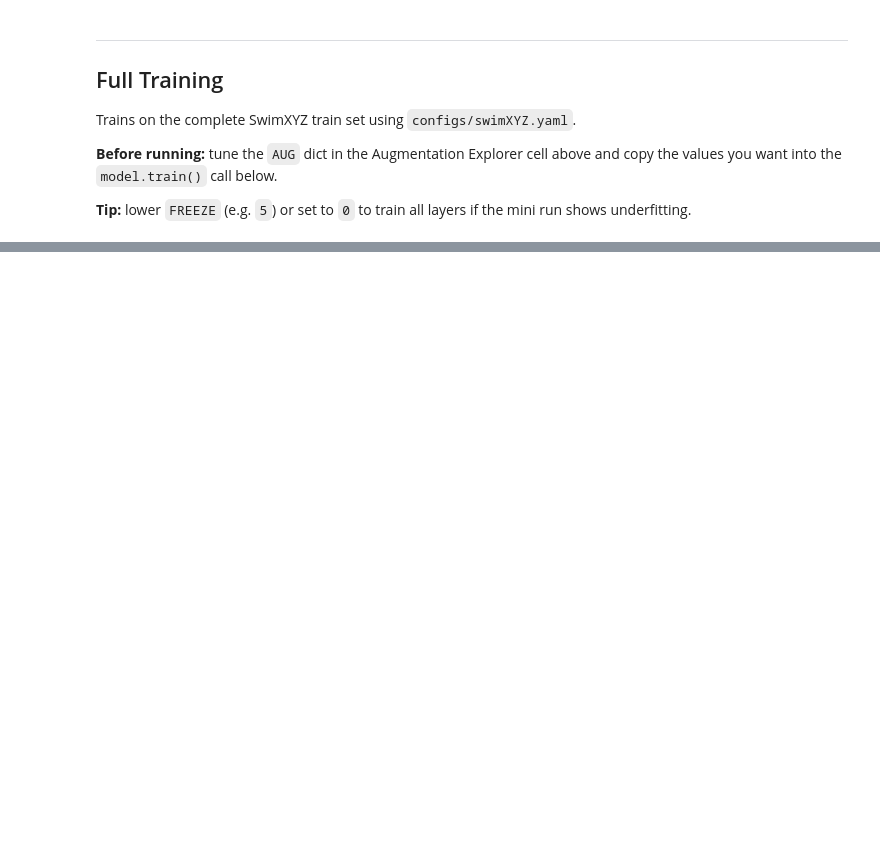
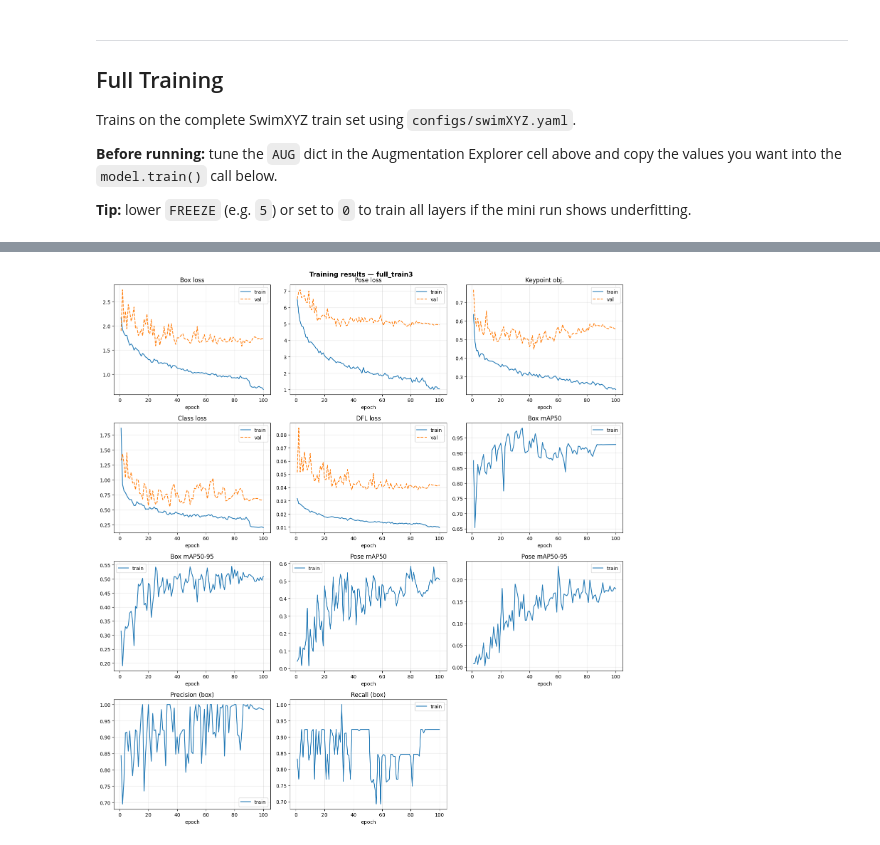
Before and after one commit to Feugon/SwimHPE, a Jupyter notebook: training/train.ipynb, the cells around one changed output, grey strips where cells are left out. Drawn from its saved outputs; the diff is of its cells as text; code cells hidden in the pictures; blank space fills up the shorter version.

```diff
--- a/training/train.ipynb
+++ b/training/train.ipynb
@@ -434,69 +410,53 @@ Trains on the complete SwimXYZ train set using `configs/swimXYZ.yaml`.
 **Tip:** lower `FREEZE` (e.g. `5`) or set to `0` to train all layers if the mini run shows underfitting.
 # %%
 # ── Full training config ───────────────────────────────────────────────────
-MODEL        = 'yolo11n-pose.pt'   # base model to fine-tune
+MODEL        = 'yolo26n-pose.pt'   # base model to fine-tune
+# To continue from existing Drive weights, set RESUME_FROM to the .pt path:
+#   RESUME_FROM = str(_ROOT / 'runs/full_train/weights/best.pt')  # fine-tune (epoch resets to 1)
+#   RESUME_FROM = str(_ROOT / 'runs/full_train/weights/last.pt')  # interrupted run (see below)
+RESUME_FROM  = False #str(_ROOT / 'runs/full_train3/weights/best.pt')
 EPOCHS       = 100
-FREEZE       = 9     # number of backbone/neck blocks to freeze from the start (0 = train all)
+FREEZE       = 9     # backbone/neck blocks to freeze from the start (0 = train all)
 CLOSE_MOSAIC = 10    # disable mosaic for the final N epochs
+SAVE_PERIOD  = 25    # save a checkpoint every N epochs (0 = only final)
 
 # Paste your tuned AUG values from the explorer above (or leave as defaults)
-FULL_AUG = dict(
-    hsv_h        = 0.015,
-    hsv_s        = 0.70,
-    hsv_v        = 0.40,
-    degrees      = 15.0,
-    translate    = 0.10,
-    scale        = 0.50,
-    shear        = 0.0,
-    perspective  = 0.0,
-    flipud       = 0.0,
-    fliplr       = 0.5,
-    bgr          = 0.0,
-    mosaic       = 1.0,
-    mixup        = 0.0,
-    erasing      = 0.4,
+FULL_AUG =  dict(
+    hsv_h        = 0.015,   # Hue shift (0–1)
+    hsv_s        = 0.70,    # Saturation jitter (0–1)
+    hsv_v        = 0.70,    # Brightness jitter (0–1)
+    degrees      = 10.0,    # Rotation ± degrees (0–180)
+    translate    = 0.10,    # H/V translation as fraction (0–1)
+    scale        = 0.25,    # Scale gain (0.5 → 0.5×–1.5×)
+    shear        = 5,       # Shear ± degrees (0–180)
+    perspective  = 0.0,     # Perspective warp (0–0.001, keep small)
+    flipud       = 0.0,     # Vertical flip probability (0–1)
+    fliplr       = 0.25,    # Horizontal flip probability (0–1)
+    bgr          = 0.05,     # BGR channel-swap probability (0–1)
+    mosaic       = 0.25,    # 4-image mosaic probability (0–1)
+    mixup        = 0.0,     # MixUp blend probability (0–1)
+    erasing      = 0.5,     # Random region erasure probability (0–1)
 )
 # ──────────────────────────────────────────────────────────────────────────
-
-data_cfg = str(_ROOT / 'configs' / 'swimXYZ.yaml')
-
-print(f"Loading model: {MODEL}")
-model = YOLO(MODEL)
-
-# Suppress hub/sync callbacks (same as train_and_save)
-SETTINGS['sync'] = False
-model.callbacks["on_fit_epoch_end"] = []
-model.callbacks["on_train_end"] = []
-
-def _suppress_network_callbacks(trainer):
-    for key in ("on_fit_epoch_end", "on_train_end", "teardown"):
-        trainer.callbacks[key] = []
-
-model.callbacks["on_train_start"].append(_suppress_network_callbacks)
 
 device = "cuda" if torch.cuda.is_available() else "mps" if torch.backends.mps.is_available() else "cpu"
 print(f"Device: {device}")
 
-model.train(
-    data=data_cfg,
+_weights_path, run_dir = train_and_save(
+    model=RESUME_FROM or MODEL,
+    resume=False,
     epochs=EPOCHS,
-    imgsz=640,
     device=device,
+    freeze=FREEZE,
+    close_mosaic=CLOSE_MOSAIC,
     workers=4,
     plots=True,
     val=True,
     save=True,
-    freeze=FREEZE,
-    close_mosaic=CLOSE_MOSAIC,
-    project=str(_ROOT / 'runs'),
     name="full_train",
+    save_period=SAVE_PERIOD,
     **FULL_AUG,
 )
 
-run_dir = Path(model.trainer.save_dir)
-best_pt = run_dir / 'weights' / 'best.pt'
-print(f"\n✅ Full training complete.")
-print(f"   Run artifacts : {run_dir}")
-print(f"   Best weights  : {best_pt}")
-
 plot_training_results(run_dir)
+# %% [output]
@@ -502,0 +480 @@ plot_training_results(run_dir)
+[figure, added]
```
Also changed, not shown: parts of 8 cells of this notebook, 2 other files.
